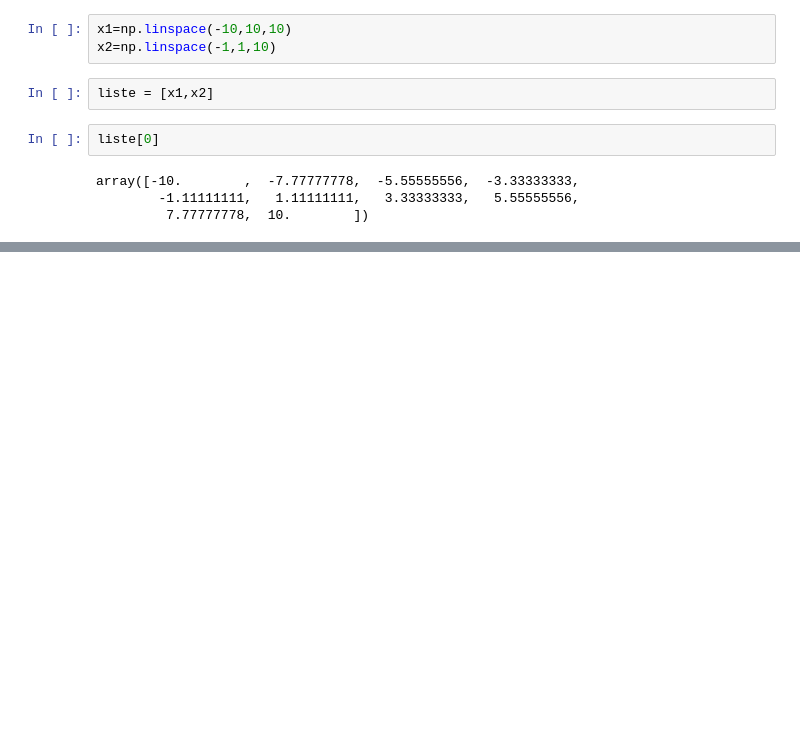
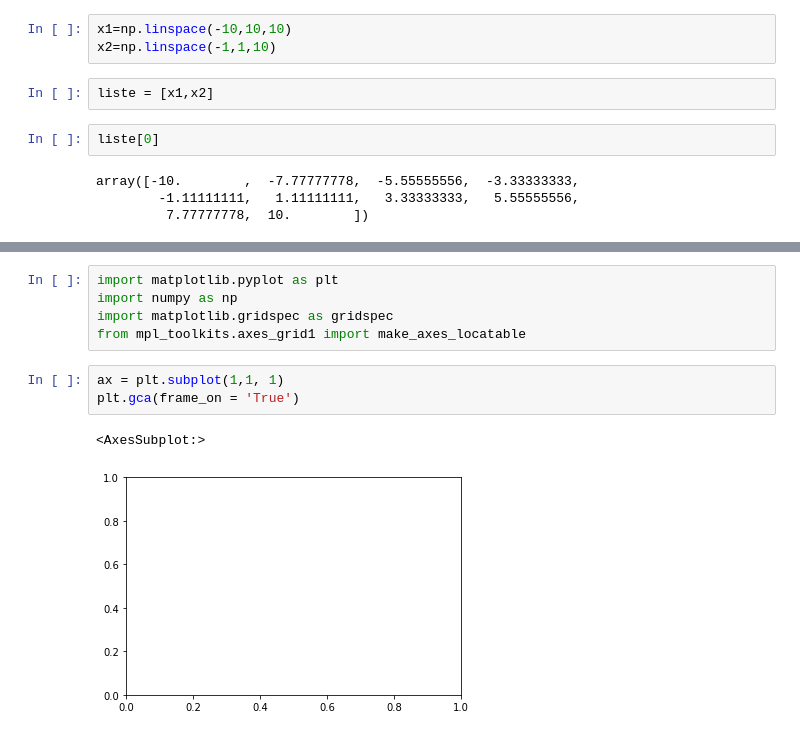
Before and after one commit to LDemange/design_interface, a Jupyter notebook: Untitled.ipynb, the cells around one changed output, grey strips where cells are left out. Cells and saved outputs as stored; diff of their text form; blank space fills up the shorter version.

```diff
--- a/Untitled.ipynb
+++ b/Untitled.ipynb
@@ -23,0 +24,11 @@ TypeError: heaviside() takes from 2 to 3 positional arguments but 1 were given
+# %%
+import matplotlib.pyplot as plt
+import numpy as np
+import matplotlib.gridspec as gridspec
+from mpl_toolkits.axes_grid1 import make_axes_locatable
+# %%
+ax = plt.subplot(1,1, 1)
+plt.gca(frame_on = 'True')
+# %% [output]
+<AxesSubplot:>
+[figure, added]
```
Also changed, not shown: parts of 5 cells of this notebook, 1 other file.
